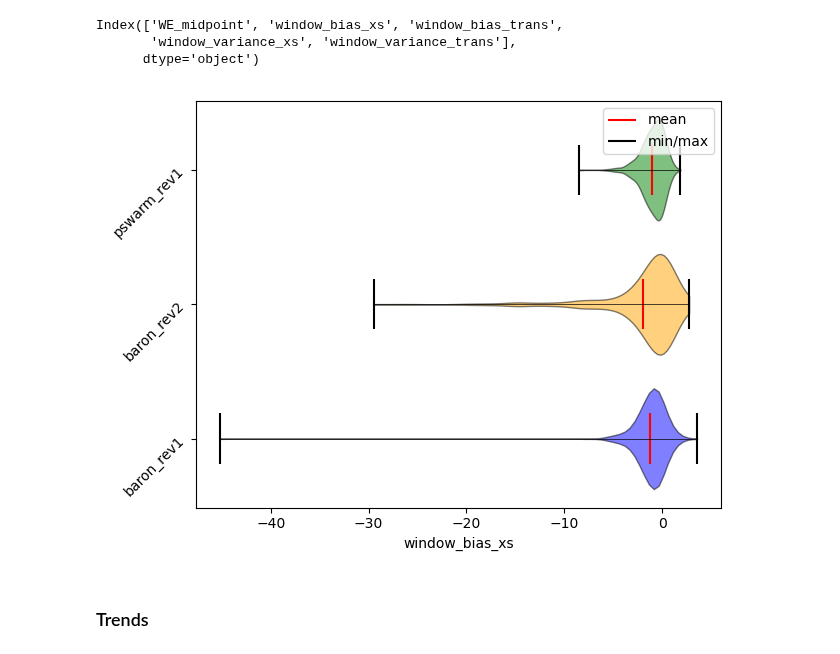
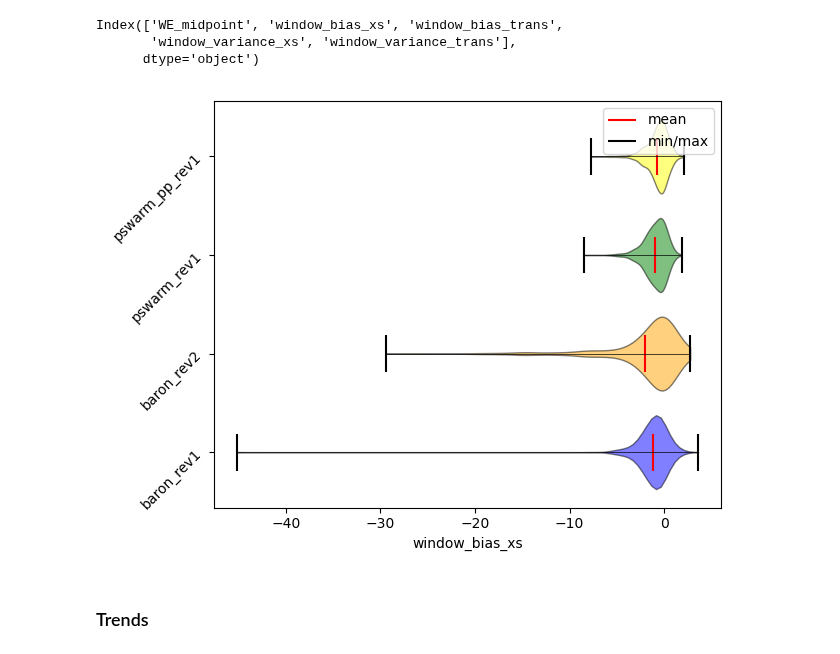
Before and after one commit to Naww137/ATARI, a Jupyter notebook: examples/UserExample_PiTFAll.ipynb, the cells around one changed output. Saved outputs shown, nothing was run; the diff lists cells and outputs as text; code cells hidden in the pictures.

```diff
--- a/examples/UserExample_PiTFAll.ipynb
+++ b/examples/UserExample_PiTFAll.ipynb
@@ -75,7 +75,7 @@ print(len(exp.energy_domain))
 # run a performance test with the PiTFAll module
 
 # case_file = './perf_test_baron'
-case_file = '/Users/noahwalton/Documents/GitHub/ATARI/Fitting/perf_test_baron.hdf5'
+case_file = '/Users/noahwalton/Documents/GitHub/ATARI/Fitting/perf_test_case1.hdf5'
 # case_file = '/Users/noahwalton/Documents/GitHub/ATARI/Fitting/perf_test_static_window_ladder.hdf5'
 # case_file = './test.hdf5'
 
@@ -158,4 +164,6 @@ Please run samples 0-500
 integral_FoMs_baron_rev1, integral_par_FoMs_baron_rev1, bv_pw_inwindow_baron_rev1, syndat_data_baron_rev1, printout_baron_rev1 = perf_test.analyze(Ta_pair, exp, 'baron')
 integral_FoMs_baron_rev2, integral_par_FoMs_baron_rev2, bv_pw_inwindow_baron_rev2, syndat_data_baron_rev2, printout_baron_rev2 = perf_test.analyze(Ta_pair, exp, 'baron_rev2')
 integral_FoMs_pswarm_rev1, integral_par_FoMs_pswarm_rev1, bv_pw_inwindow_pswarm_rev1, syndat_data_pswarm_rev1, printout_pswarm_rev1 = perf_test.analyze(Ta_pair, exp, 'pswarm_rev1')
+
+integral_FoMs_pswarm_pp_rev1, integral_par_FoMs_pswarm_pp_rev1, bv_pw_inwindow_pswarm_pp_rev1, syndat_data_pswarm_pp_rev1, printout_pswarm_pp_rev1 = perf_test.analyze(Ta_pair, exp, 'pswarm_pp_rev1')
 # pd.read_hdf(case_file, 'integral_FoMs')
@@ -203,14 +231,13 @@ Index(['WE_midpoint', 'window_bias_xs', 'window_bias_trans',
 # %%
 fom = 'window_bias_xs'
 
-
-violin_data = [bv_pw_inwindow_baron_rev1[fom], bv_pw_inwindow_baron_rev2[fom], bv_pw_inwindow_pswarm_rev1[fom]]
-violin_labels = ['baron_rev1', 'baron_rev2', 'pswarm_rev1']
-violin_colors = ['blue', 'orange', 'green']
+violin_data = [bv_pw_inwindow_baron_rev1[fom], bv_pw_inwindow_baron_rev2[fom], bv_pw_inwindow_pswarm_rev1[fom], bv_pw_inwindow_pswarm_pp_rev1[fom]]
+violin_labels = ['baron_rev1', 'baron_rev2', 'pswarm_rev1', 'pswarm_pp_rev1']
+violin_colors = ['blue', 'orange', 'green', 'yellow']
 
 fig = pf.pf_plot.violin(violin_data, violin_labels, violin_colors, fom)
 # %% [output]
-[figure, old version]
+[figure, new version]
 # %% [markdown]
 ### Trends
 # %%
```
Also changed, not shown: parts of 24 cells of this notebook, 16 other files.
